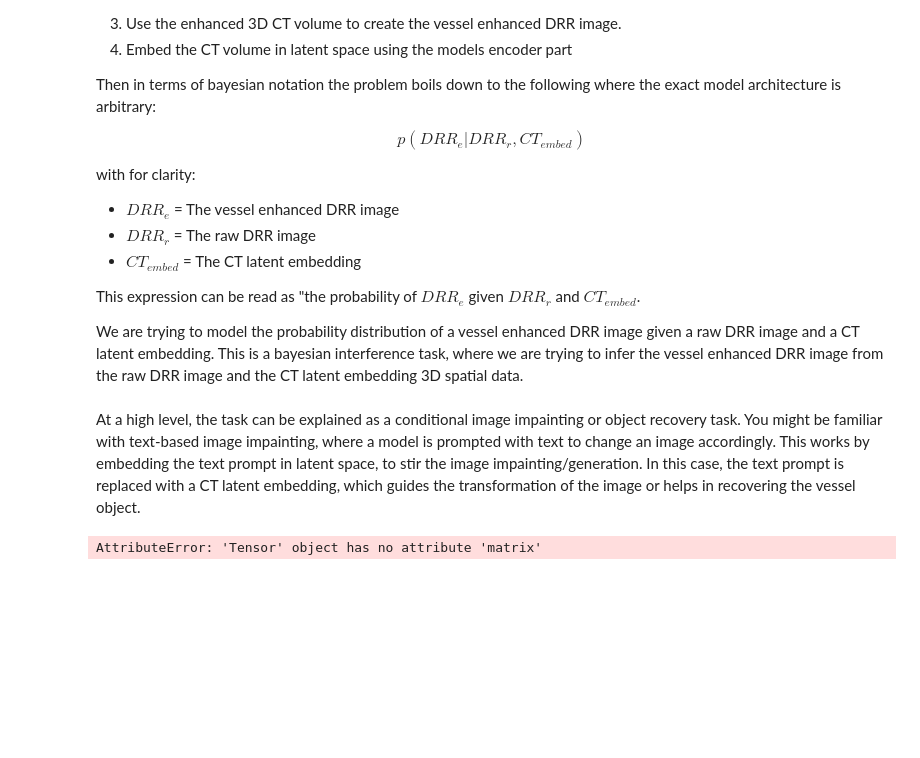
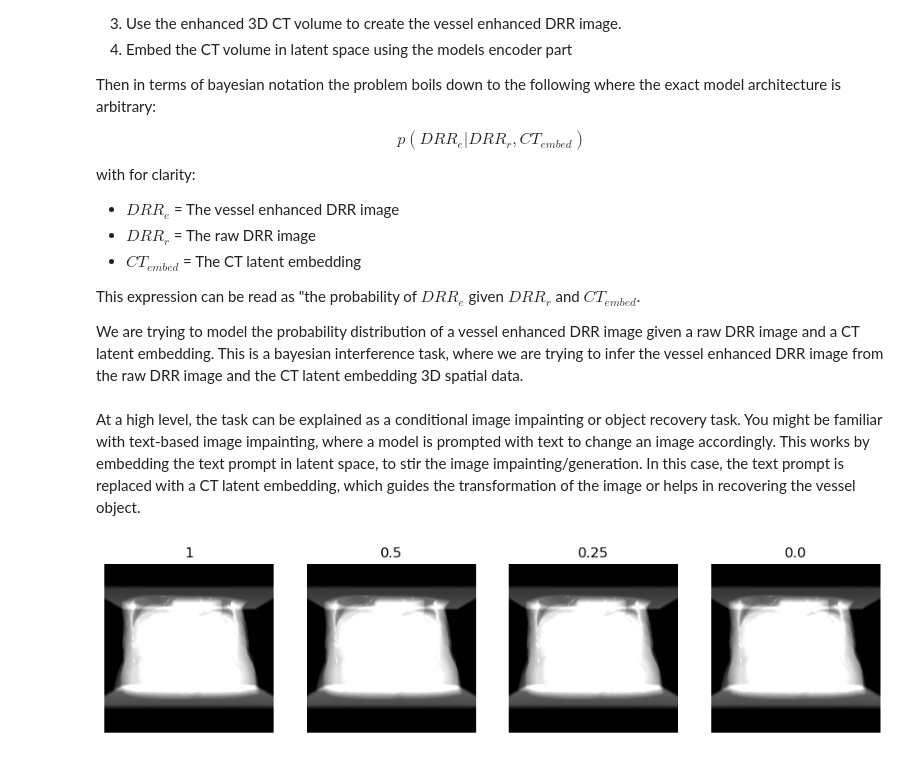
Before and after one commit to LucianoDeben/5ARIP10-ITP-T3G3, a Jupyter notebook: notebooks/pipeline.ipynb, the cells around one changed output. Saved outputs shown, nothing was run; the diff lists cells and outputs as text; code cells hidden in the pictures; blank space fills up the shorter version.

```diff
--- a/notebooks/pipeline.ipynb
+++ b/notebooks/pipeline.ipynb
@@ -295,22 +295,22 @@ At a high level, the task can be explained as a conditional image impainting or
 # %%
 drr_test = create_drr(
     subject,
     sdd=1020,
     height=256,
     width=256,
     rotations=torch.tensor([[0.0, 0.0, 0.0]]),
     translations=torch.tensor([[0.0, 850.0, 0.0]]),
     mask_to_channels=True,
-    device="cpu",
+    device=device,
 )
 
 drr_test_body = drr_test[:, 0]
 drr_test_vessels = drr_test[:, 1]
 
 enhancement_factors = [1, 0.5, 0.25, 0.0]
 plot_drr_enhancement(drr_test_body, drr_test_vessels, enhancement_factors)
 # %% [output]
-AttributeError: 'Tensor' object has no attribute 'matrix'
+[figure, added]
 # %%
 num_epochs = 1
 tf = 2.0
```
Also changed, not shown: parts of 1 cell of this notebook, 4 other files.
